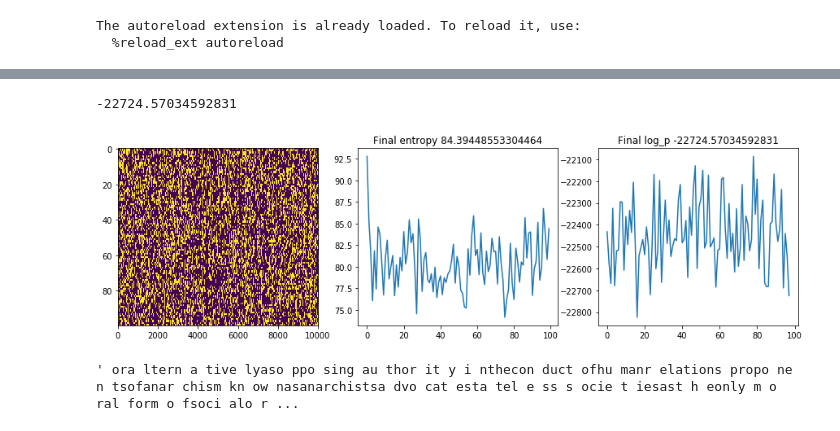
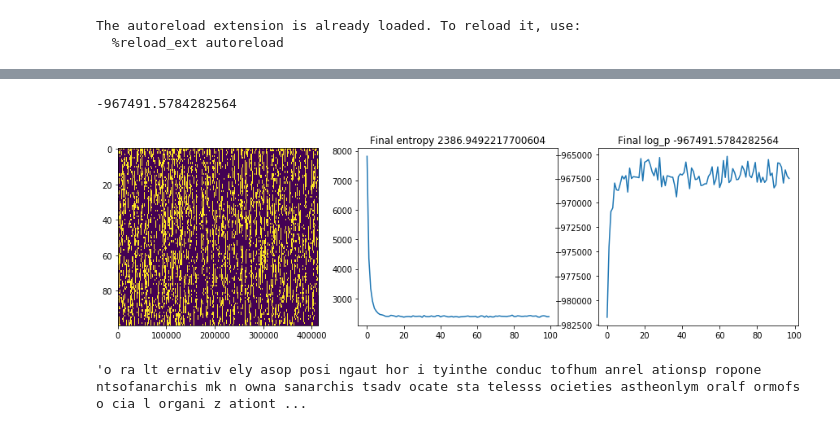
Before and after one commit to darthdeus/npfl097, a Jupyter notebook: Chinese Segmentation assignment.ipynb, the cells around one changed output, grey strips where cells are left out. Drawn from its saved outputs; the diff is of its cells as text; code cells hidden in the pictures.

```diff
--- a/Chinese Segmentation assignment.ipynb
+++ b/Chinese Segmentation assignment.ipynb
@@ -11,14 +11,14 @@ import segmentation
 %matplotlib inline
 import numpy as np
 # %%
-data = segmentation.load_data()[:10000]
+data = segmentation.load_data()
 
-model = segmentation.Model(alpha = 400, p_c = 0.4)
-model.fit(data, num_iter = 200)
+model = segmentation.Model(alpha = 4000, p_c = 0.4)
+model.fit(data, num_iter = 100)
 model.plot_results()
 # %% [output]
 [interactive output not drawn]
--22724.57034592831
+-967491.5784282564
-[figure, old version]
+[figure, new version]
-' ora ltern a tive lyaso ppo sing au thor it y i nthecon duct ofhu manr elations propo ne n tsofanar chism kn ow nasanarchistsa dvo cat esta tel e ss s ocie t iesast h eonly m o ral form o fsoci alo r ...
+'o ra lt ernativ ely asop posi ngaut hor i tyinthe conduc tofhum anrel ationsp ropone ntsofanarchis mk n owna sanarchis tsadv ocate sta telesss ocieties astheonlym oralf ormofs o cia l organi z ationt ...
 # %%
```
Also changed, not shown: parts of 1 cell of this notebook, 4 other files.
